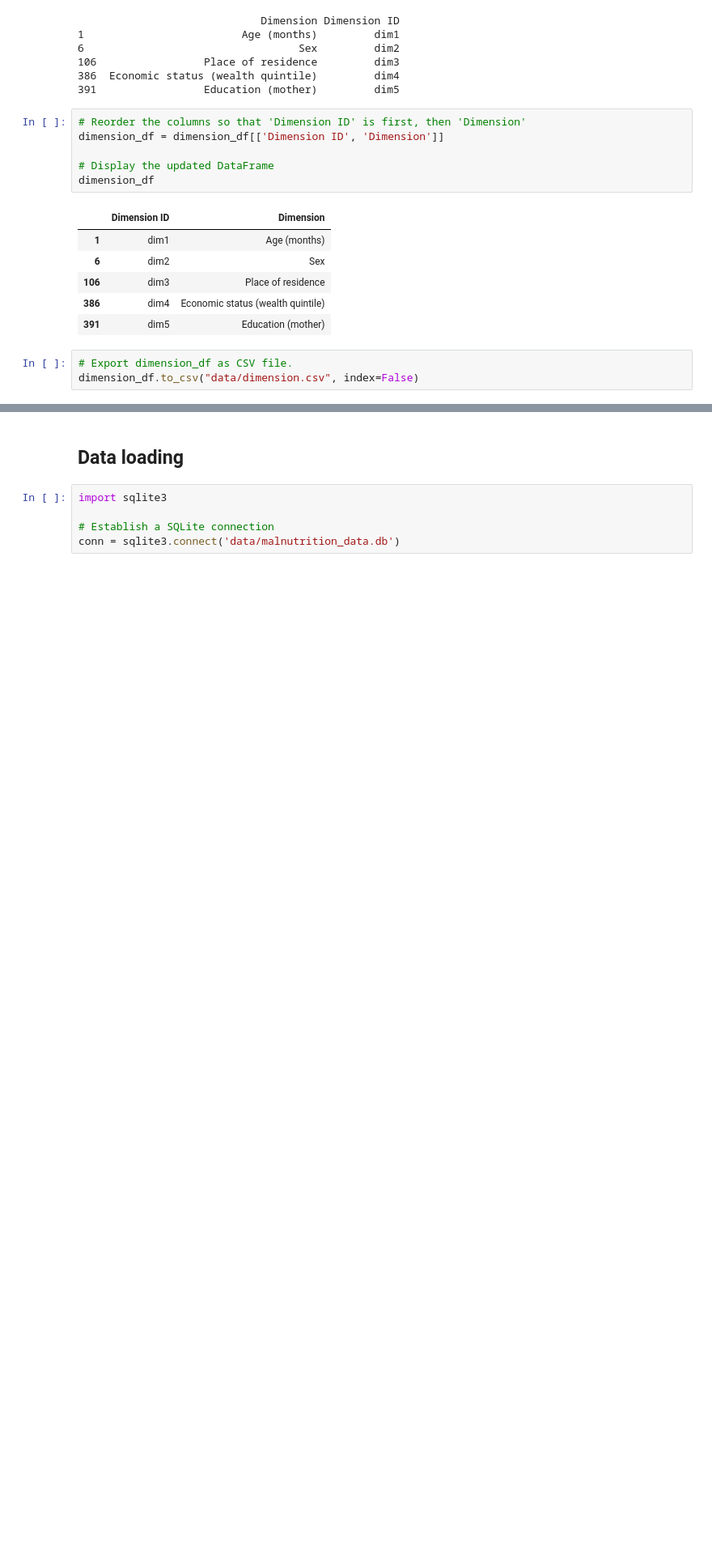
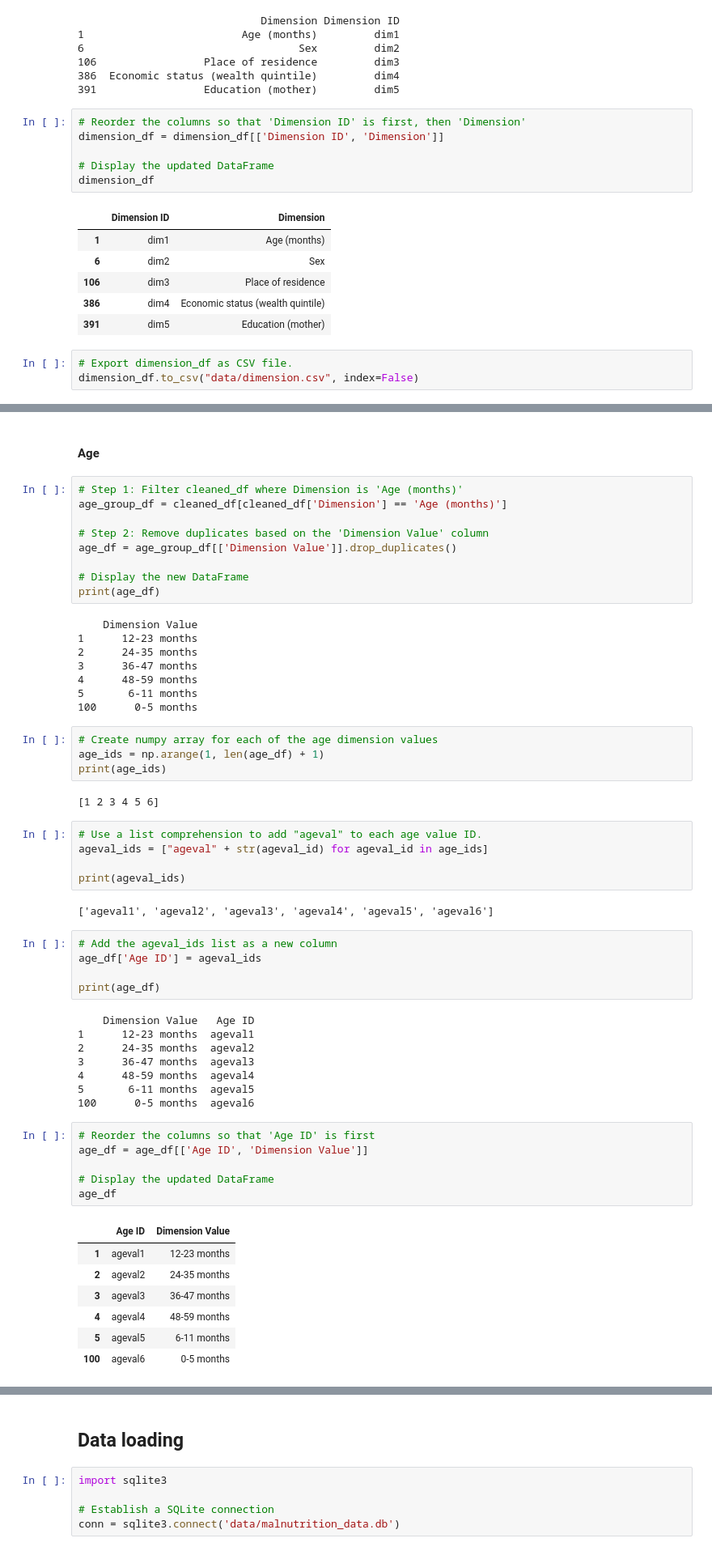
Before and after one commit to blmccourt/proj3-group8, a Jupyter notebook: child_malnutrition_analysis.ipynb, the cells around one changed output, grey strips where cells are left out. Shown at 81% size. Cells and saved outputs as stored; diff of their text form; blank space fills up the shorter version.

```diff
--- a/child_malnutrition_analysis.ipynb
+++ b/child_malnutrition_analysis.ipynb
@@ -772,0 +629,59 @@ region_df.to_csv("data/region.csv", index=False)
+# %% [markdown]
+#### Age
+# %%
+# Step 1: Filter cleaned_df where Dimension is 'Age (months)'
+age_group_df = cleaned_df[cleaned_df['Dimension'] == 'Age (months)']
+
+# Step 2: Remove duplicates based on the 'Dimension Value' column
+age_df = age_group_df[['Dimension Value']].drop_duplicates()
+
+# Display the new DataFrame
+print(age_df)
+# %% [output]
+    Dimension Value
+1      12-23 months
+2      24-35 months
+3      36-47 months
+4      48-59 months
+5       6-11 months
+100      0-5 months
+# %%
+# Create numpy array for each of the age dimension values
+age_ids = np.arange(1, len(age_df) + 1)
+print(age_ids)
+# %% [output]
+[1 2 3 4 5 6]
+# %%
+# Use a list comprehension to add "ageval" to each age value ID.
+ageval_ids = ["ageval" + str(ageval_id) for ageval_id in age_ids]
+
+print(ageval_ids)
+# %% [output]
+['ageval1', 'ageval2', 'ageval3', 'ageval4', 'ageval5', 'ageval6']
+# %%
+# Add the ageval_ids list as a new column
+age_df['Age ID'] = ageval_ids
+
+print(age_df)
+# %% [output]
+    Dimension Value   Age ID
+1      12-23 months  ageval1
+2      24-35 months  ageval2
+3      36-47 months  ageval3
+4      48-59 months  ageval4
+5       6-11 months  ageval5
+100      0-5 months  ageval6
+# %%
+# Reorder the columns so that 'Age ID' is first
+age_df = age_df[['Age ID', 'Dimension Value']]
+
+# Display the updated DataFrame
+age_df
+# %% [output]
+|  | Age ID | Dimension Value |
+| 1 | ageval1 | 12-23 months |
+| 2 | ageval2 | 24-35 months |
+| 3 | ageval3 | 36-47 months |
+| 4 | ageval4 | 48-59 months |
+| 5 | ageval5 | 6-11 months |
+| 100 | ageval6 | 0-5 months |
```
Also changed, not shown: parts of 81 cells of this notebook, 19 other files.
